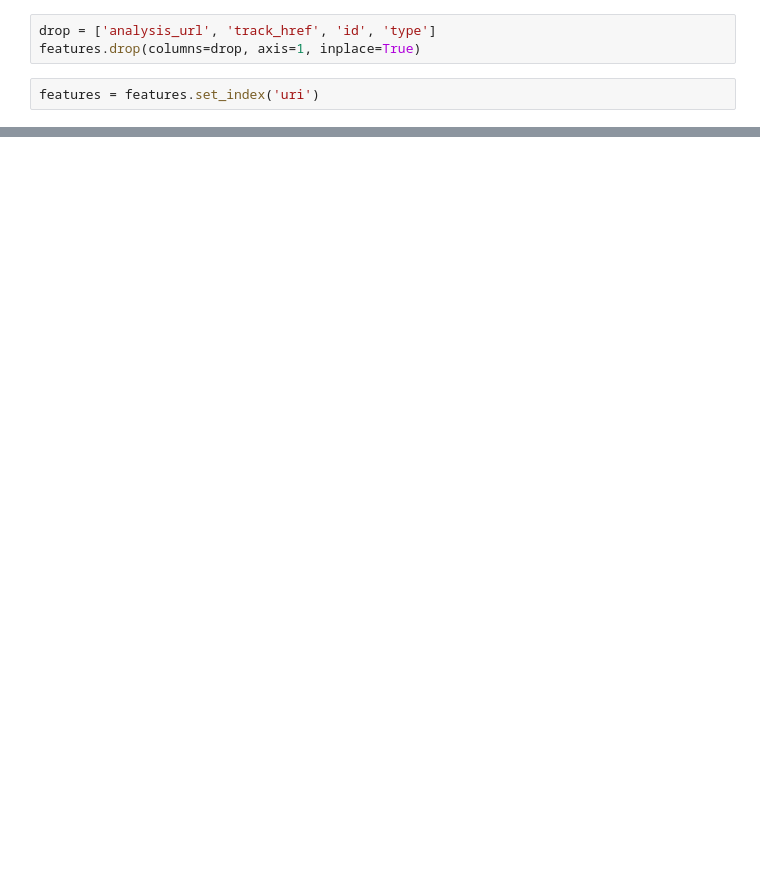
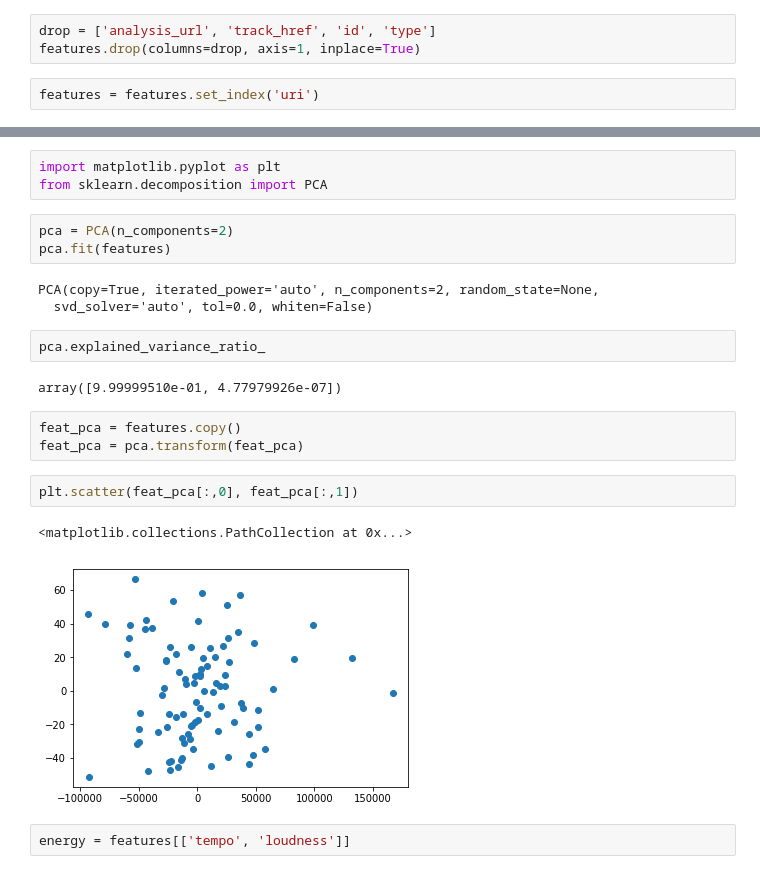
Before and after one commit to sslogar/spotify-analytics, a Jupyter notebook: dev.ipynb, the cells around one changed output, grey strips where cells are left out. Cells and saved outputs as stored; diff of their text form; blank space fills up the shorter version.

```diff
--- a/dev.ipynb
+++ b/dev.ipynb
@@ -135,0 +148,23 @@ features.head(10)
+# %%
+import matplotlib.pyplot as plt
+from sklearn.decomposition import PCA
+# %%
+pca = PCA(n_components=2)
+pca.fit(features)
+# %% [output]
+PCA(copy=True, iterated_power='auto', n_components=2, random_state=None,
+  svd_solver='auto', tol=0.0, whiten=False)
+# %%
+pca.explained_variance_ratio_
+# %% [output]
+array([9.99999510e-01, 4.77979926e-07])
+# %%
+feat_pca = features.copy()
+feat_pca = pca.transform(feat_pca)
+# %%
+plt.scatter(feat_pca[:,0], feat_pca[:,1])
+# %% [output]
+<matplotlib.collections.PathCollection at 0x...>
+[figure, added]
+# %%
+energy = features[['tempo', 'loudness']]
```
Also changed, not shown: parts of 2 cells of this notebook.
